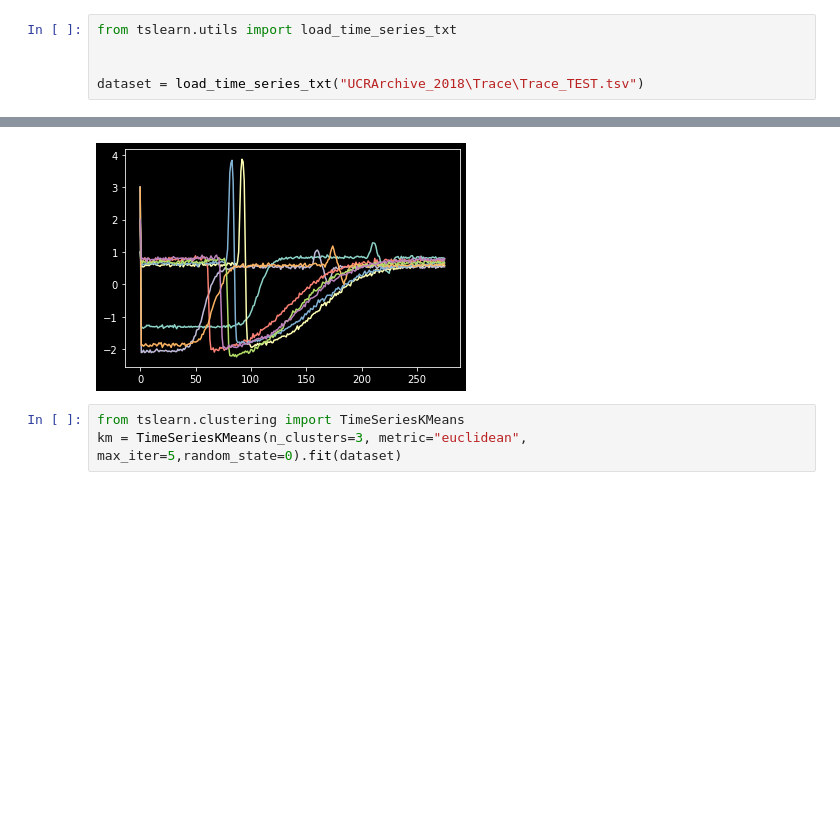
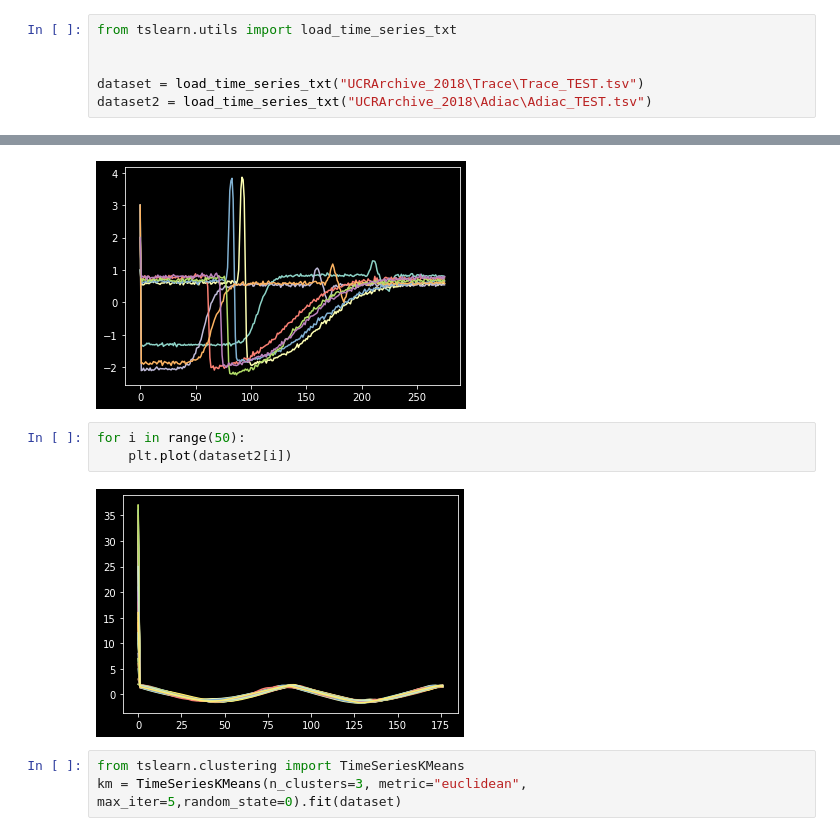
Before and after one commit to sevdeawesome/learning-tslearn, a Jupyter notebook: tslearn.ipynb, the cells around one changed output, grey strips where cells are left out. Saved outputs shown, nothing was run; the diff lists cells and outputs as text; blank space fills up the shorter version.

```diff
--- a/tslearn.ipynb
+++ b/tslearn.ipynb
@@ -42,6 +42,7 @@ from tslearn.utils import load_time_series_txt
 
 
 dataset = load_time_series_txt("UCRArchive_2018\Trace\Trace_TEST.tsv")
+dataset2 = load_time_series_txt("UCRArchive_2018\Adiac\Adiac_TEST.tsv")
 # %%
 import matplotlib.pyplot as plt
 
@@ -49,6 +50,11 @@ for i in range(8):
     plt.plot(dataset[i])
 # %% [output]
 [figure]
+# %%
+for i in range(50):
+    plt.plot(dataset2[i])
+# %% [output]
+[figure, added]
 # %%
 from tslearn.clustering import TimeSeriesKMeans
 km = TimeSeriesKMeans(n_clusters=3, metric="euclidean", max_iter=5,random_state=0).fit(dataset)
```
Also changed, not shown: parts of 1 cell of this notebook, 1 other file.
